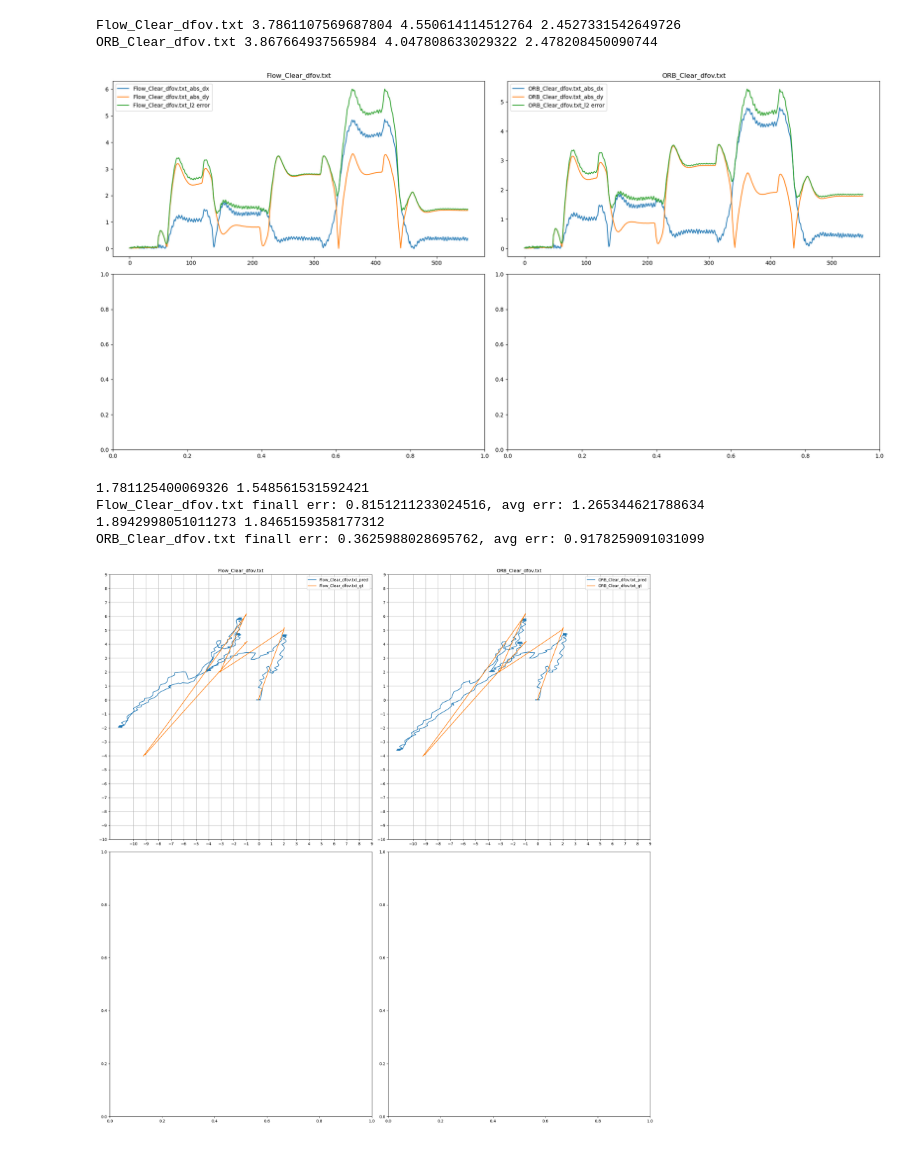
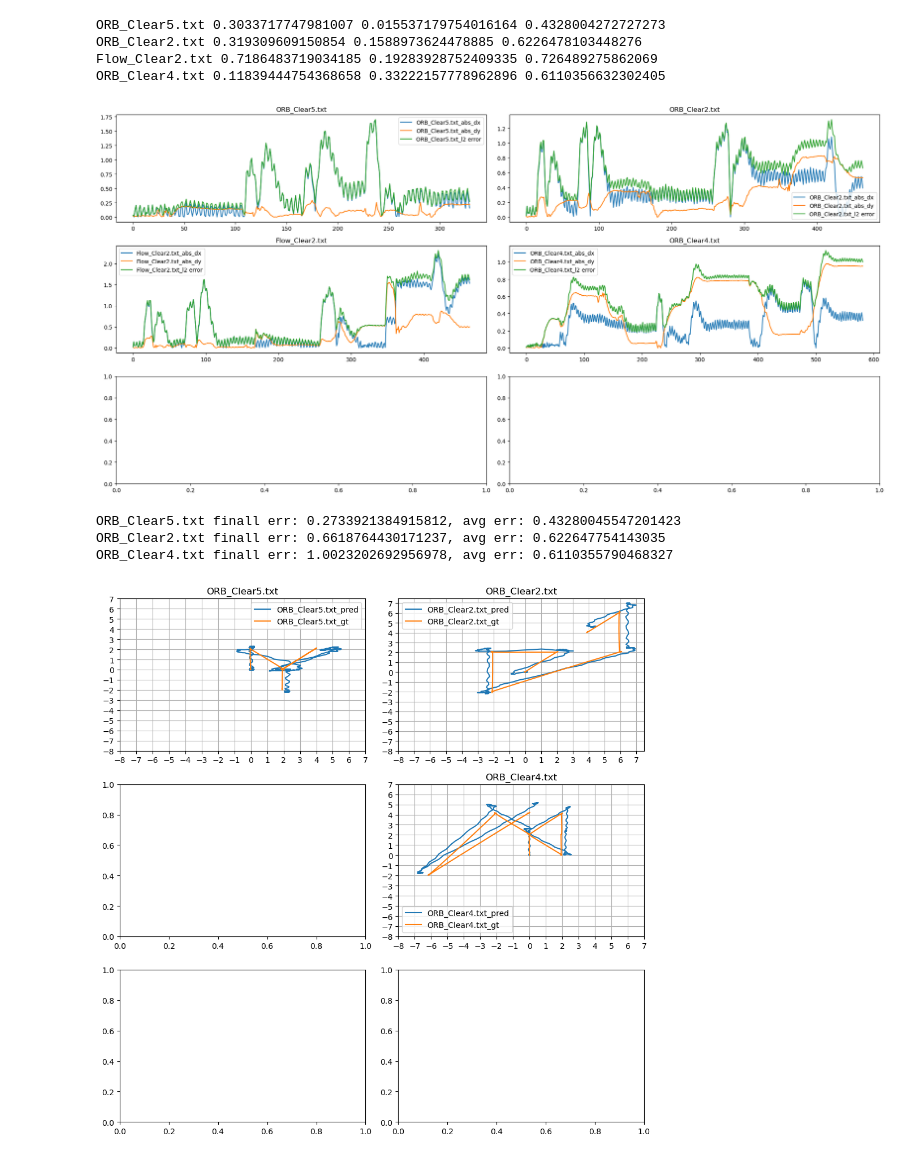
Before and after one commit to redn1nja/board_odometry, a Jupyter notebook: analysis/odomtry_eda.ipynb, the cells around one changed output. Saved outputs shown, nothing was run; the diff lists cells and outputs as text; code cells hidden in the pictures.

```diff
--- a/analysis/odomtry_eda.ipynb
+++ b/analysis/odomtry_eda.ipynb
@@ -5,8 +5,8 @@ import pandas as pd
 import matplotlib.pyplot as plt
 import os
 # %%
-dir_name = "../output3"
-gt_dir = "../data/test3"
+dir_name = "../output"
+gt_dir = "../data/test5"
 gt_files = os.listdir(gt_dir)
 print(gt_files)
 files = os.listdir(dir_name)
@@ -70,31 +70,31 @@ for i, df in enumerate(dfs):
 plt.tight_layout()
 plt.show()
 # %% [output]
-Flow_Clear_dfov.txt 3.7861107569687804 4.550614114512764 2.4527331542649726
-ORB_Clear_dfov.txt 3.867664937565984 4.047808633029322 2.478208450090744
+ORB_Clear5.txt 0.3033717747981007 0.015537179754016164 0.4328004272727273
+ORB_Clear2.txt 0.319309609150854 0.1588973624478885 0.6226478103448276
+Flow_Clear2.txt 0.7186483719034185 0.19283928752409335 0.726489275862069
+ORB_Clear4.txt 0.11839444754368658 0.33222157778962896 0.6110356632302405
-[figure, old version]
+[figure, new version]
 # %%
-fig, axes = plt.subplots(len(dfs)//2+1, 2, figsize=(20, 20))
+fig, axes = plt.subplots(len(dfs)//2+1, 2, figsize=(10, 10))
 
 for i, df in enumerate(dfs):
+    if files[i].startswith("Flow"):
+        continue
     ax = axes[i // 2, i % 2]
-    x_c = 2.3
-    y_c = 1.77
-    ax.plot(df["x"].to_numpy() * x_c , df["y"].to_numpy() * y_c, label=f"{files[i]}_pred")
+    ax.plot(df["x"].to_numpy(), df["y"].to_numpy(), label=f"{files[i]}_pred")
     ax.plot(df["x_gt"].to_numpy(), df["y_gt"].to_numpy(), label=f"{files[i]}_gt")
-    print((df["x_gt"].to_numpy().mean() / df ["x"].to_numpy().mean()), (df["y_gt"].to_numpy().mean() / df ["y"].to_numpy().mean()))
-    euclidean = np.sqrt((df["x"].to_numpy() * x_c - df["x_gt"].to_numpy())**2 + (df["y"].to_numpy() * y_c - df["y_gt"].to_numpy())**2)
+    euclidean = np.sqrt((df["x"].to_numpy() - df["x_gt"].to_numpy())**2 + (df["y"].to_numpy() - df["y_gt"].to_numpy())**2)
     print(f"{files[i]} finall err: {euclidean[-1]}, avg err: {euclidean.mean()}")
     ax.set_title(files[i])
-    ax.set_xticks(np.arange(-10, 10, 1))
-    ax.set_yticks(np.arange(-10, 10, 1))
+    ax.set_xticks(np.arange(-8, 8, 1))
+    ax.set_yticks(np.arange(-8, 8, 1))
     ax.grid()
     ax.legend()
 plt.tight_layout()
 plt.show()
 # %% [output]
-1.781125400069326 1.548561531592421
-Flow_Clear_dfov.txt finall err: 0.8151211233024516, avg err: 1.265344621788634
-1.8942998051011273 1.8465159358177312
-ORB_Clear_dfov.txt finall err: 0.3625988028695762, avg err: 0.9178259091031099
+ORB_Clear5.txt finall err: 0.2733921384915812, avg err: 0.43280045547201423
+ORB_Clear2.txt finall err: 0.6618764430171237, avg err: 0.622647754143035
+ORB_Clear4.txt finall err: 1.0023202692956978, avg err: 0.6110355790468327
-[figure, old version]
+[figure, new version]
```
Also changed, not shown: parts of 6 cells of this notebook, 5 other files.
